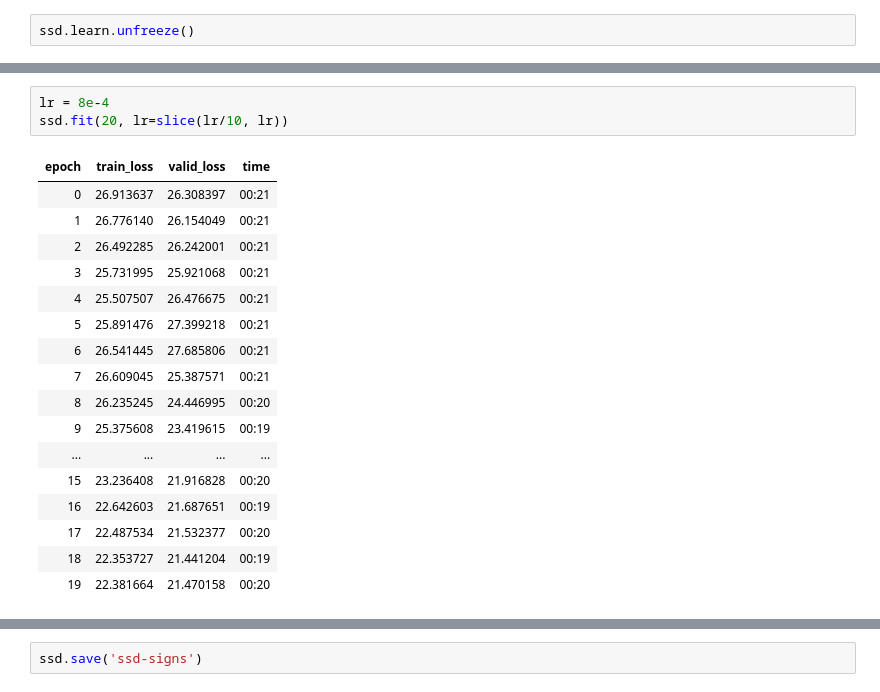
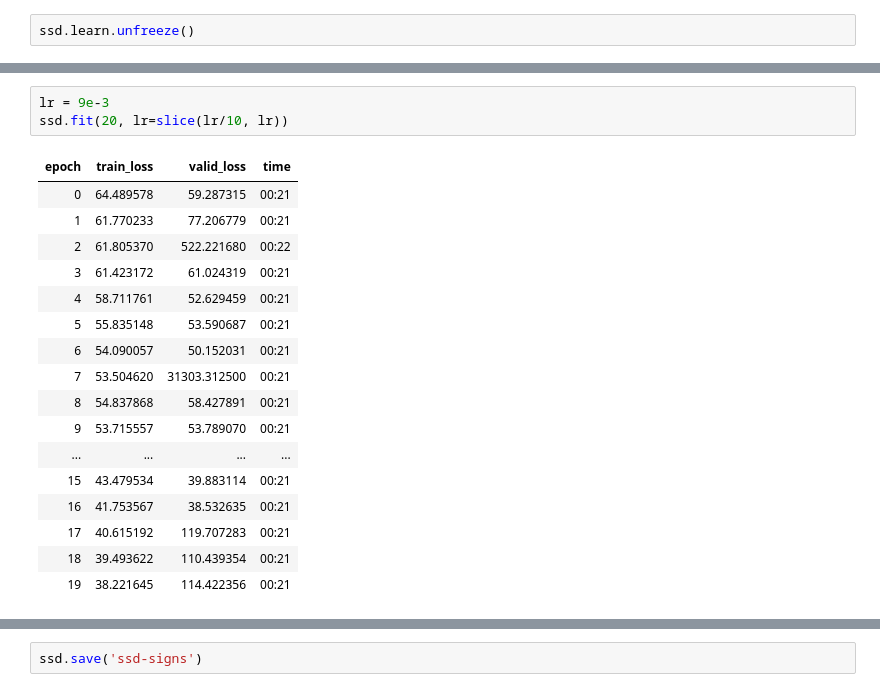
Before and after one commit to mattwells19/USRoadSignRecognition, a Jupyter notebook: SSD/SSD.ipynb, the cells around one changed output, grey strips where cells are left out. Cells and saved outputs as stored; diff of their text form.

```diff
--- a/SSD/SSD.ipynb
+++ b/SSD/SSD.ipynb
@@ -433,21 +427,21 @@ ssd.lr_find()
 # %%
-lr = 8e-4
+lr = 9e-3
 ssd.fit(20, lr=slice(lr/10, lr))
 # %% [output]
 | epoch | train_loss | valid_loss | time |
-| 0 | 26.913637 | 26.308397 | 00:21 |
-| 1 | 26.776140 | 26.154049 | 00:21 |
-| 2 | 26.492285 | 26.242001 | 00:21 |
-| 3 | 25.731995 | 25.921068 | 00:21 |
-| 4 | 25.507507 | 26.476675 | 00:21 |
-| 5 | 25.891476 | 27.399218 | 00:21 |
-| 6 | 26.541445 | 27.685806 | 00:21 |
-| 7 | 26.609045 | 25.387571 | 00:21 |
-| 8 | 26.235245 | 24.446995 | 00:20 |
-| 9 | 25.375608 | 23.419615 | 00:19 |
+| 0 | 64.489578 | 59.287315 | 00:21 |
+| 1 | 61.770233 | 77.206779 | 00:21 |
+| 2 | 61.805370 | 522.221680 | 00:22 |
+| 3 | 61.423172 | 61.024319 | 00:21 |
+| 4 | 58.711761 | 52.629459 | 00:21 |
+| 5 | 55.835148 | 53.590687 | 00:21 |
+| 6 | 54.090057 | 50.152031 | 00:21 |
+| 7 | 53.504620 | 31303.312500 | 00:21 |
+| 8 | 54.837868 | 58.427891 | 00:21 |
+| 9 | 53.715557 | 53.789070 | 00:21 |
 | ... | ... | ... | ... |
-| 15 | 23.236408 | 21.916828 | 00:20 |
-| 16 | 22.642603 | 21.687651 | 00:19 |
-| 17 | 22.487534 | 21.532377 | 00:20 |
-| 18 | 22.353727 | 21.441204 | 00:19 |
-| 19 | 22.381664 | 21.470158 | 00:20 |
+| 15 | 43.479534 | 39.883114 | 00:21 |
+| 16 | 41.753567 | 38.532635 | 00:21 |
+| 17 | 40.615192 | 119.707283 | 00:21 |
+| 18 | 39.493622 | 110.439354 | 00:21 |
+| 19 | 38.221645 | 114.422356 | 00:21 |
```
Also changed, not shown: parts of 8 cells of this notebook, 4 other files.
